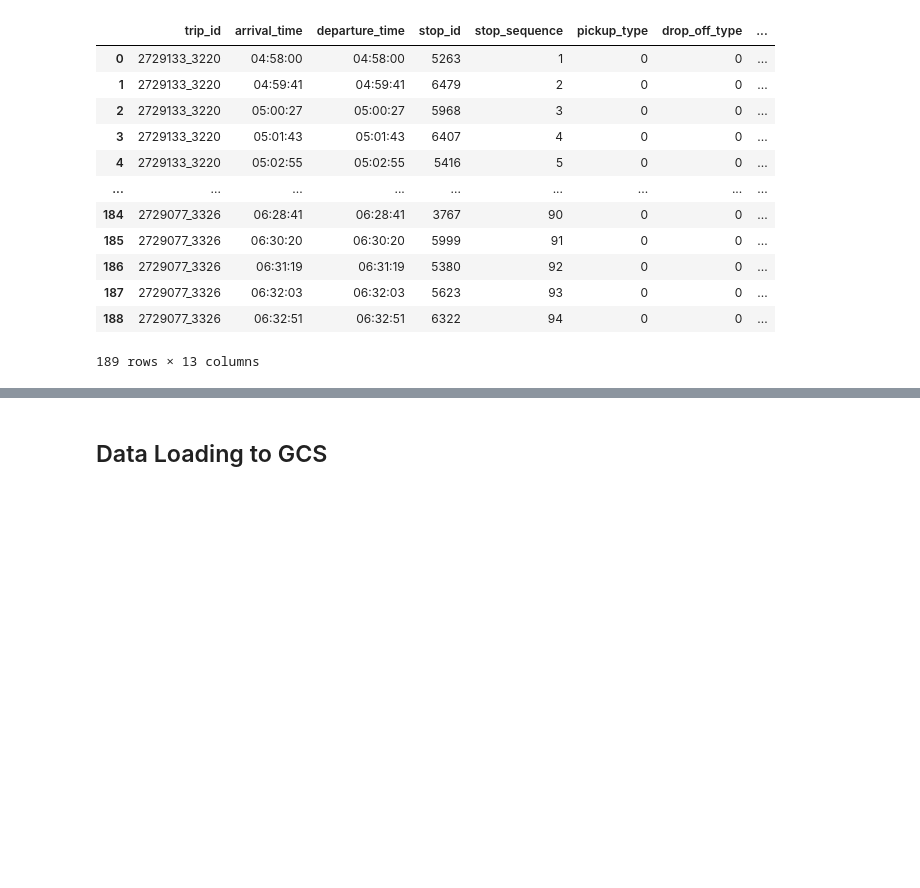
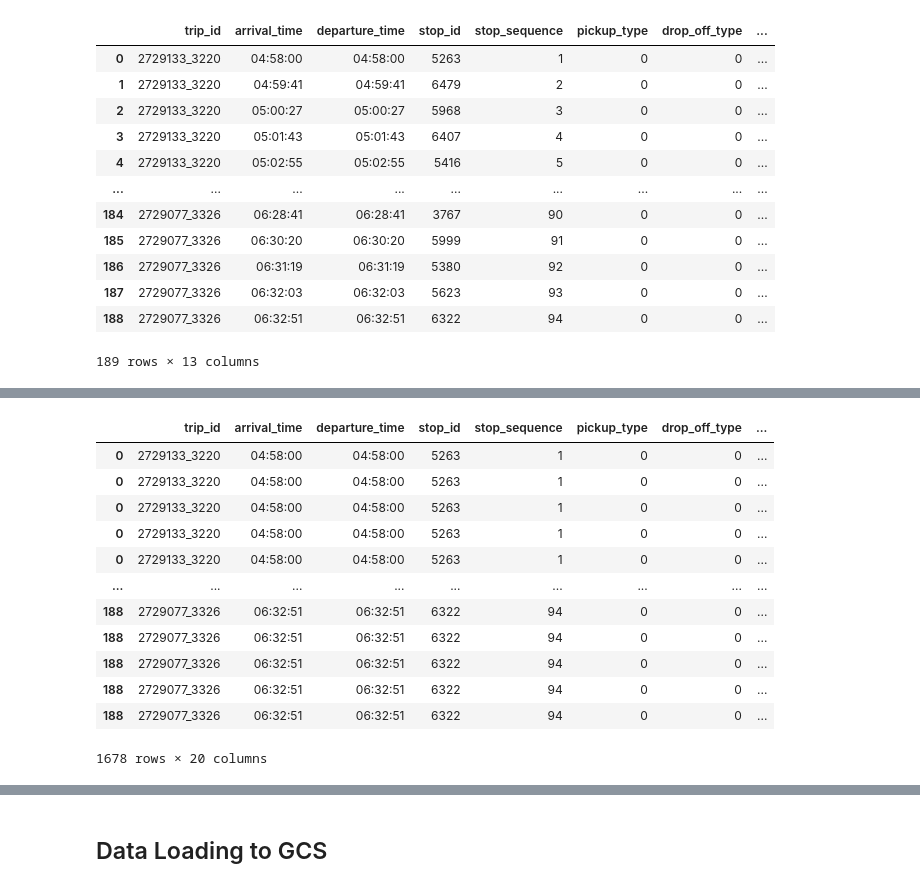
Before and after one commit to mmaliu97/onebus, a Jupyter notebook: POI_ETL.ipynb, the cells around one changed output, grey strips where cells are left out. Saved outputs shown, nothing was run; the diff lists cells and outputs as text; code cells hidden in the pictures; blank space fills up the shorter version.

```diff
--- a/POI_ETL.ipynb
+++ b/POI_ETL.ipynb
@@ -163,0 +228,19 @@ pois_within_500m
+# %%
+# Step 5: Perform a spatial join to find POIs within the buffered area
+pois_within_500m = gpd.sjoin(bus_stops_buffered_gdf, points_gdf, how='inner', predicate='intersects')
+
+pois_within_500m
+# %% [output]
+|  | trip_id | arrival_time | departure_time | stop_id | stop_sequence | pickup_type | drop_off_type | ... |
+| 0 | 2729133_3220 | 04:58:00 | 04:58:00 | 5263 | 1 | 0 | 0 | ... |
+| 0 | 2729133_3220 | 04:58:00 | 04:58:00 | 5263 | 1 | 0 | 0 | ... |
+| 0 | 2729133_3220 | 04:58:00 | 04:58:00 | 5263 | 1 | 0 | 0 | ... |
+| 0 | 2729133_3220 | 04:58:00 | 04:58:00 | 5263 | 1 | 0 | 0 | ... |
+| 0 | 2729133_3220 | 04:58:00 | 04:58:00 | 5263 | 1 | 0 | 0 | ... |
+| ... | ... | ... | ... | ... | ... | ... | ... | ... |
+| 188 | 2729077_3326 | 06:32:51 | 06:32:51 | 6322 | 94 | 0 | 0 | ... |
+| 188 | 2729077_3326 | 06:32:51 | 06:32:51 | 6322 | 94 | 0 | 0 | ... |
+| 188 | 2729077_3326 | 06:32:51 | 06:32:51 | 6322 | 94 | 0 | 0 | ... |
+| 188 | 2729077_3326 | 06:32:51 | 06:32:51 | 6322 | 94 | 0 | 0 | ... |
+| 188 | 2729077_3326 | 06:32:51 | 06:32:51 | 6322 | 94 | 0 | 0 | ... |
+1678 rows × 20 columns
```
Also changed, not shown: parts of 14 cells of this notebook, 50 other files.
